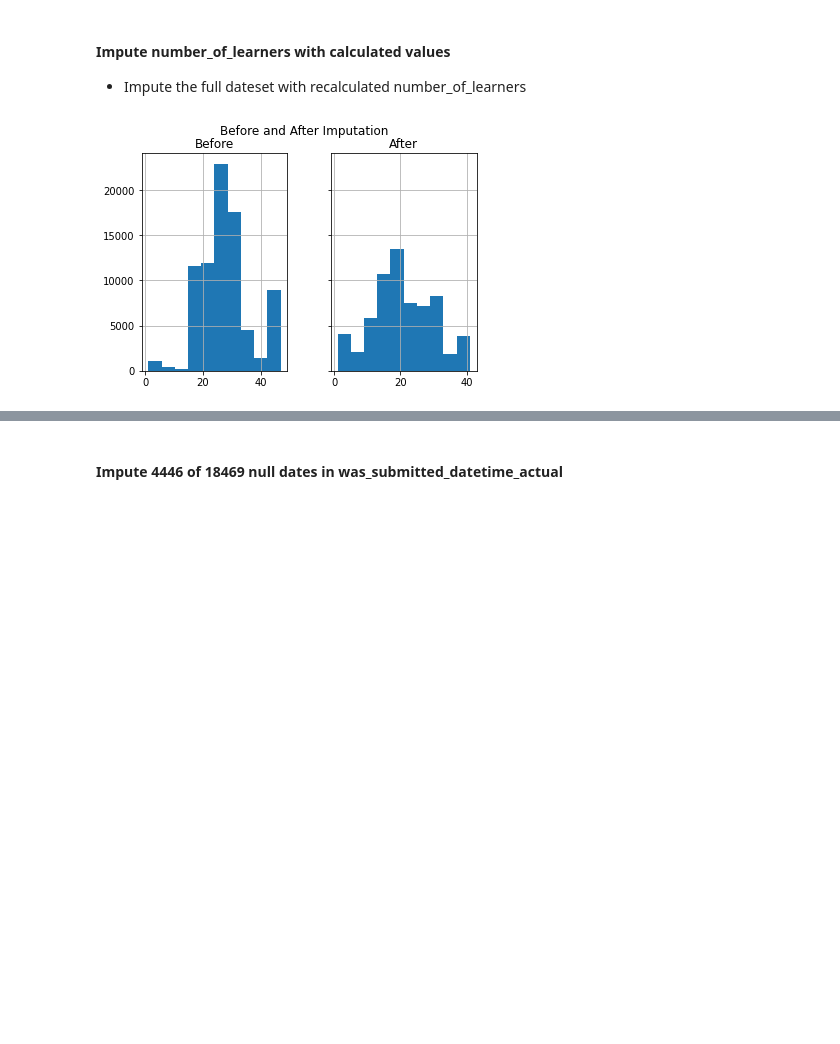
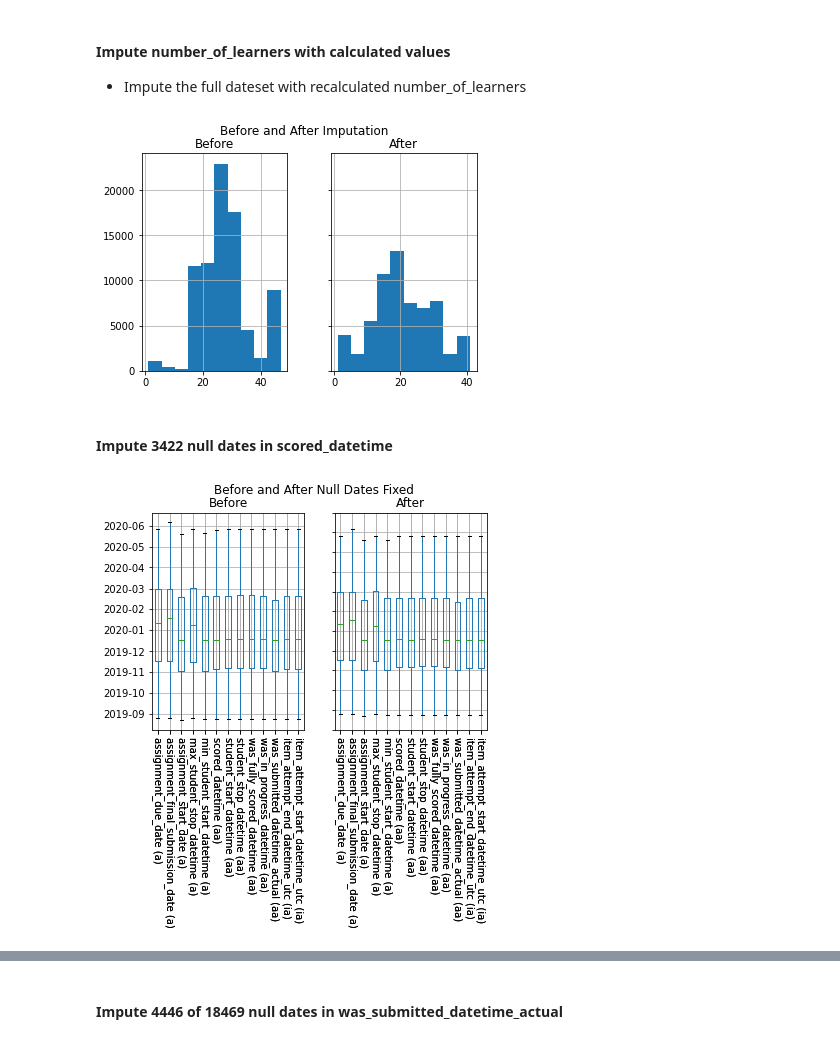
Before and after one commit to dlhinkley/c772-capstone-project, a Jupyter notebook: jupyter/03-cleaning.ipynb, the cells around one changed output, grey strips where cells are left out. Saved outputs shown, nothing was run; the diff lists cells and outputs as text; code cells hidden in the pictures; blank space fills up the shorter version.

```diff
--- a/jupyter/03-cleaning.ipynb
+++ b/jupyter/03-cleaning.ipynb
@@ -47,0 +50,2 @@ finish_todo('Remove attempt stop dates before start date')
+# %%
+cleanDf = cleanDf.filter( F.col('response_correctness') != '[unassigned]' )
@@ -61,6 +67,20 @@ dual_hist(
     main='Before and After Imputation'
 )
 # %% [output]
-[figure, old version]
+[figure, new version]
 # %%
 finish_todo("Impute number_of_learners with calculated values")
+# %% [markdown]
+#### Impute 3422 null dates in scored_datetime
+# %%
+imputeDf = impute_3422_null_dates(cleanDf)
+# %%
+dual_date_boxplot(
+    get_random_sample(cleanDf),
+    get_random_sample(imputeDf),
+    title1='Before',
+    title2='After',
+    main='Before and After Null Dates Fixed'
+)
+# %% [output]
+[figure, added]
```
Also changed, not shown: parts of 32 cells of this notebook, 4 other files.
